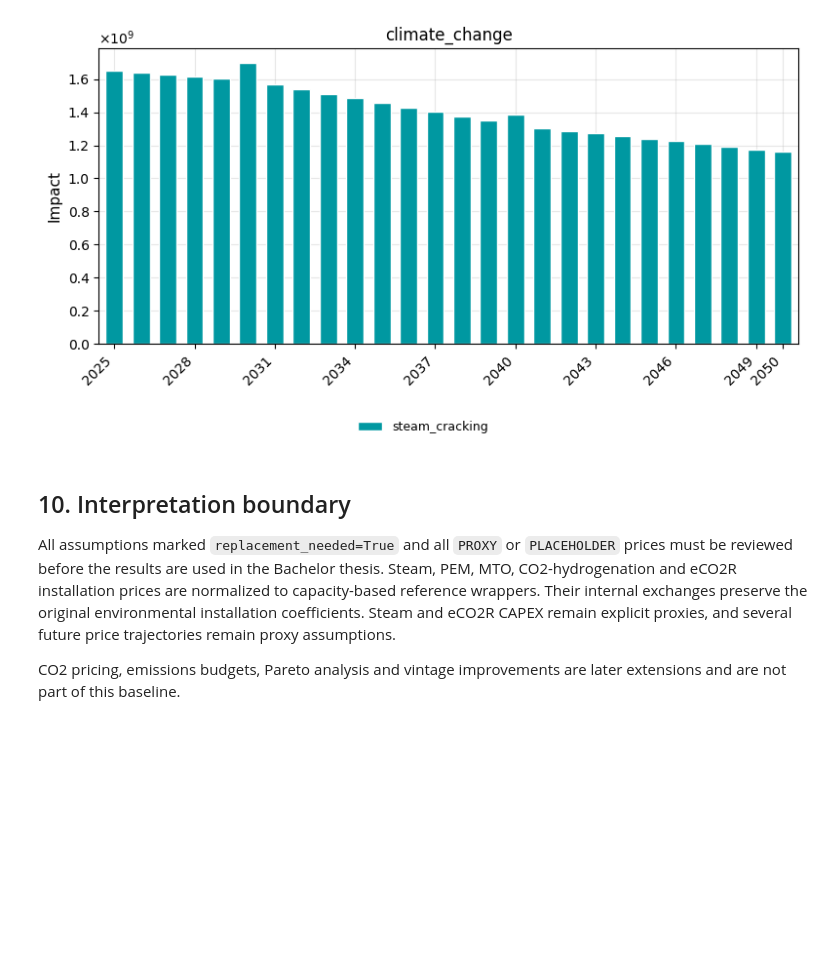
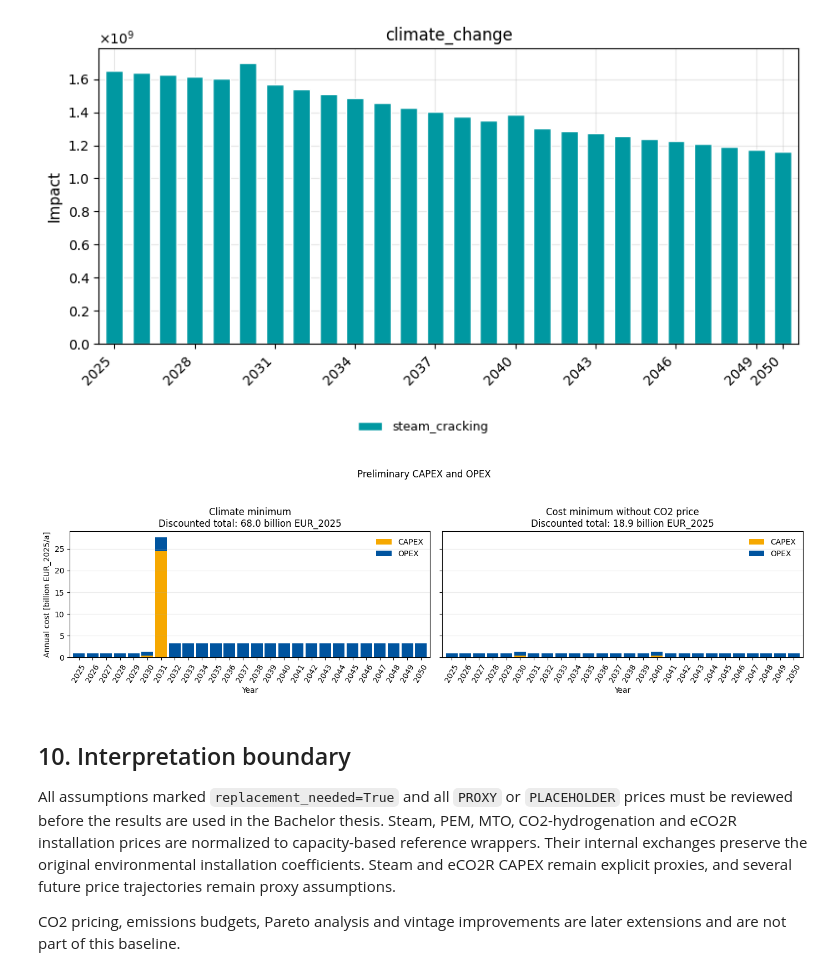
Before and after one commit to langeluca/optimex, a Jupyter notebook: notebooks/ethylene_case_study.ipynb, the cells around one changed output. Cells and saved outputs as stored; diff of their text form; code cells hidden in the pictures; blank space fills up the shorter version.

Commit message:
add plots to ethylene case study

```diff
--- a/notebooks/ethylene_case_study.ipynb
+++ b/notebooks/ethylene_case_study.ipynb
@@ -1738,3 +1742,23 @@ technology assumptions and existing steam-cracking capacity.
+# %%
+repo_root = Path.cwd() if (Path.cwd() / "src").exists() else Path.cwd().parent
+model_inputs_path = (
+    repo_root
+    / "notebooks"
+    / "data"
+    / "ethylene_case_study"
+    / "model_inputs_ethylene.json"
+)
+
+manager = converter.ModelInputManager()
+optimization_inputs = manager.load_inputs(str(model_inputs_path))
+scenario_inputs = manager.override(
+    existing_capacity=existing_capacities,
+    vintage_improvements=None,
+    discount_rate=float(
+        assumptions.loc["economics.discount_rate", "value"]
+    ),
+    discount_reference_year=2025,
+)
 # %%
 from optimex import optimizer
 
@@ -1913,6 +1937,50 @@ for scenario_name, processor in result_processors.items():
 [figure]
 ### Cost minimum without CO2 price: environmental impacts
 [figure]
+# %%
+def annual_cost_table(model):
+    years = list(model.SYSTEM_TIME)
+    costs = pd.DataFrame(
+        {
+            "CAPEX": [pyo.value(model.cost_cap[year]) for year in years],
+            "OPEX": [pyo.value(model.cost_op[year]) for year in years],
+        },
+        index=years,
+    )
+    costs.index.name = "Year"
+    return costs / 1e9
+
+
+cost_scenario_models = {
+    "Climate minimum": climate_model,
+    "Cost minimum without CO2 price": cost_model,
+}
+fig, axes = plt.subplots(1, 2, figsize=(14, 4), sharey=True)
+cost_plot_colors = {"CAPEX": "#F6A800", "OPEX": "#00549F"}
+
+for axis, (scenario_name, model) in zip(axes, cost_scenario_models.items()):
+    annual_costs = annual_cost_table(model)
+    annual_costs.plot.bar(
+        ax=axis,
+        stacked=True,
+        color=[cost_plot_colors[column] for column in annual_costs.columns],
+        width=0.85,
+    )
+    discounted_total = pyo.value(model.total_cost) / 1e9
+    axis.set_title(
+        f"{scenario_name}\nDiscounted total: {discounted_total:,.1f} billion EUR_2025"
+    )
+    axis.set_xlabel("Year")
+    axis.set_ylabel("Annual cost [billion EUR_2025/a]")
+    axis.tick_params(axis="x", rotation=60)
+    axis.grid(axis="y", alpha=0.25)
+    axis.legend(frameon=False)
+
+fig.suptitle("Preliminary CAPEX and OPEX", y=1.05)
+plt.tight_layout()
+plt.show()
+# %% [output]
+[figure, added]
 # %% [markdown]
 ## 10. Interpretation boundary
 
```
Also changed, not shown: parts of 3 cells of this notebook.
